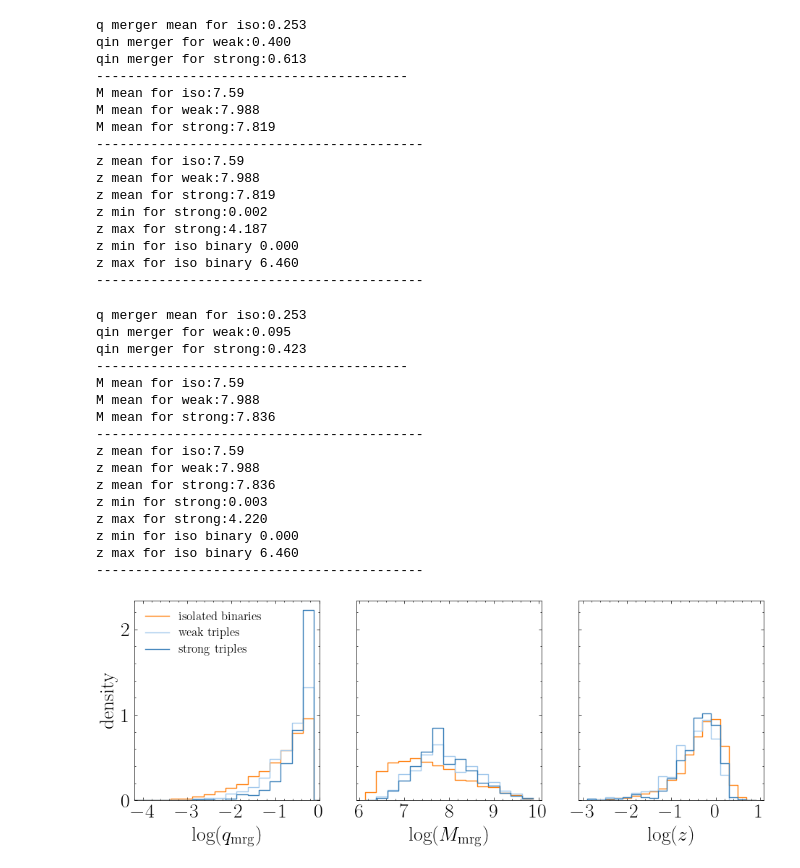
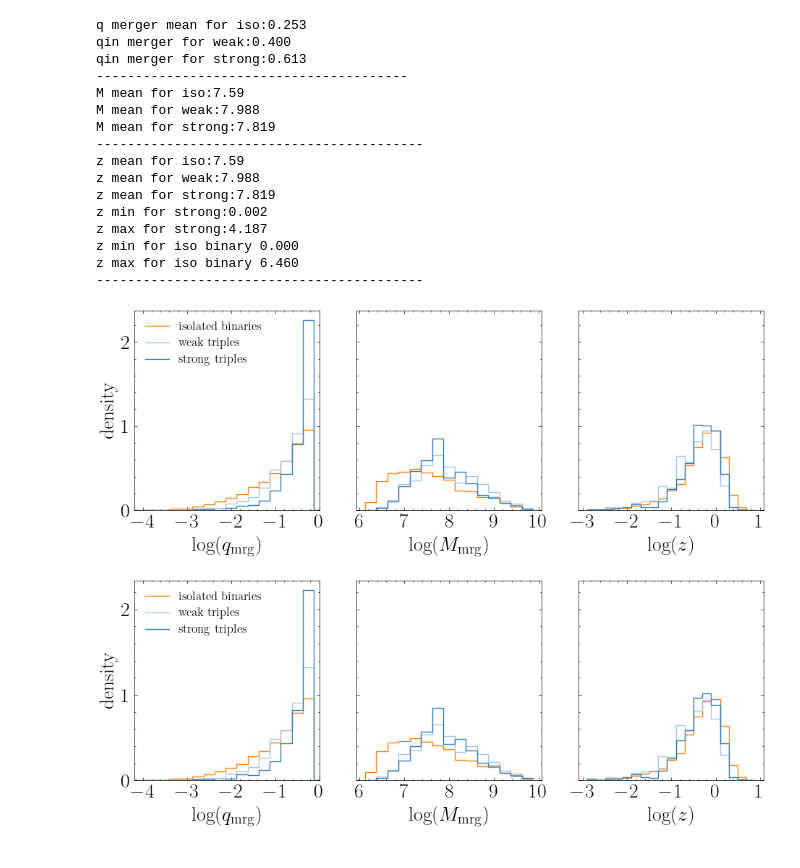
Before and after one commit to pranav-satheesh/Triple-MBH-Illustris, a Jupyter notebook: notebooks/merger_properties.ipynb, the cells around one changed output. Saved outputs shown, nothing was run; the diff lists cells and outputs as text; code cells hidden in the pictures.

```diff
--- a/notebooks/merger_properties.ipynb
+++ b/notebooks/merger_properties.ipynb
@@ -45,26 +45,6 @@ with open(strong_tr_filename, 'rb') as f:
 
 with open(stalled_tr_filename, 'rb') as f:
     stalled_objs = pickle.load(f)
-# %%
-import pickle
-Nruns = 100
-
-iso_filename = os.path.abspath('../obj_data/iso_bin.pkl')
-weak_tr_filename = os.path.abspath('../obj_data/weak_tr.pkl')
-strong_tr_filename =os.path.abspath(f'../obj_data/tr{Nruns}.pkl')
-stalled_tr_filename=os.path.abspath(f'../obj_data/stalled{Nruns}.pkl')
-
-with open(iso_filename, 'rb') as f:
-    iso_bin = pickle.load(f)
-
-with open(weak_tr_filename, 'rb') as f:
-    weak_tr = pickle.load(f)
-
-with open(strong_tr_filename, 'rb') as f:
-    strong_tr = pickle.load(f)
-
-with open(stalled_tr_filename, 'rb') as f:
-    stalled_objs = pickle.load(f)
 # %%
 print(f"Number of iso binaries is {iso_bin.N_iso_binaries} and it is {iso_bin.N_iso_binaries/9234*100:.2f} %")
 print(f"Number of weak triples is {weak_tr.N_weak_triples} and it is {weak_tr.N_weak_triples/9234*100:.2f} %")
@@ -119,27 +104,35 @@ z max for strong:4.187
 z min for iso binary 0.000
 z max for iso binary 6.460
 ------------------------------------------
-# %%
-mrstat.median_values_q_M_z(strong_tr,weak_tr,iso_bin,Nruns)
-# %% [output]
-q merger mean for iso:0.253
-qin merger for weak:0.095
-qin merger for strong:0.423
-----------------------------------------
-M mean for iso:7.59
-M mean for weak:7.988
-M mean for strong:7.836
-------------------------------------------
-z mean for iso:7.59
-z mean for weak:7.988
-z mean for strong:7.836
-z min for strong:0.003
-z max for strong:4.220
-z min for iso binary 0.000
-z max for iso binary 6.460
-------------------------------------------
 # %%
 lgq_bins,lgM_bins,lgz_bins,Nq,Nm,Nz = mrstat.M_q_z_dist_for_mergers(strong_tr,weak_tr,iso_bin,Nruns)
+# %%
+color_palette = {"strong_trip":"#377eb8","weak_trip":"#a2c8ec","iso":"#ff800e","all":"#898989","stalled":'red'}
+fig,ax = plt.subplots(1,3,figsize=[10,4],sharey=True)
+ax[0].step(lgq_bins,Nq[0],label="isolated binaries",color=color_palette["iso"])
+ax[0].step(lgq_bins,Nq[1],label="weak triples",color=color_palette["weak_trip"])
+ax[0].step(lgq_bins,Nq[2],label="strong triples",color=color_palette["strong_trip"])
+ax[0].set_xticks([-4,-3,-2,-1,0])
+ax[0].set_xlim(-4.2,0)
+ax[0].set_ylim(0,)
+ax[0].set_xlabel(r"$\log(q_{\text{mrg}})$")
+ax[0].set_ylabel("density")
+
+ax[1].step(lgM_bins,Nm[0],label="isolated binaries",color=color_palette["iso"])
+ax[1].step(lgM_bins,Nm[1],label="weak triples",color=color_palette["weak_trip"])
+ax[1].step(lgM_bins,Nm[2],label="strong triples",color=color_palette["strong_trip"])
+ax[1].set_xlabel(r"$\log(M_{\text{mrg}})$")
+ax[1].set_xticks([6,7,8,9,10])
+
+ax[2].step(lgz_bins,Nz[0],label="isolated binaries",color=color_palette["iso"])
+ax[2].step(lgz_bins,Nz[1],label="weak triples",color=color_palette["weak_trip"])
+ax[2].step(lgz_bins,Nz[2],label="strong triples",color=color_palette["strong_trip"])
+ax[2].set_xlabel(r"$\log(z)$")
+ax[2].set_xticks([-3,-2,-1,0,1])
+ax[0].legend(fontsize=12)
+fig.tight_layout()
+# %% [output]
+[figure, added]
 # %%
 color_palette = {"strong_trip":"#377eb8","weak_trip":"#a2c8ec","iso":"#ff800e","all":"#898989","stalled":'red'}
 fig,ax = plt.subplots(1,3,figsize=[10,4],sharey=True)
```
Also changed, not shown: parts of 9 cells of this notebook, 16 other files.
